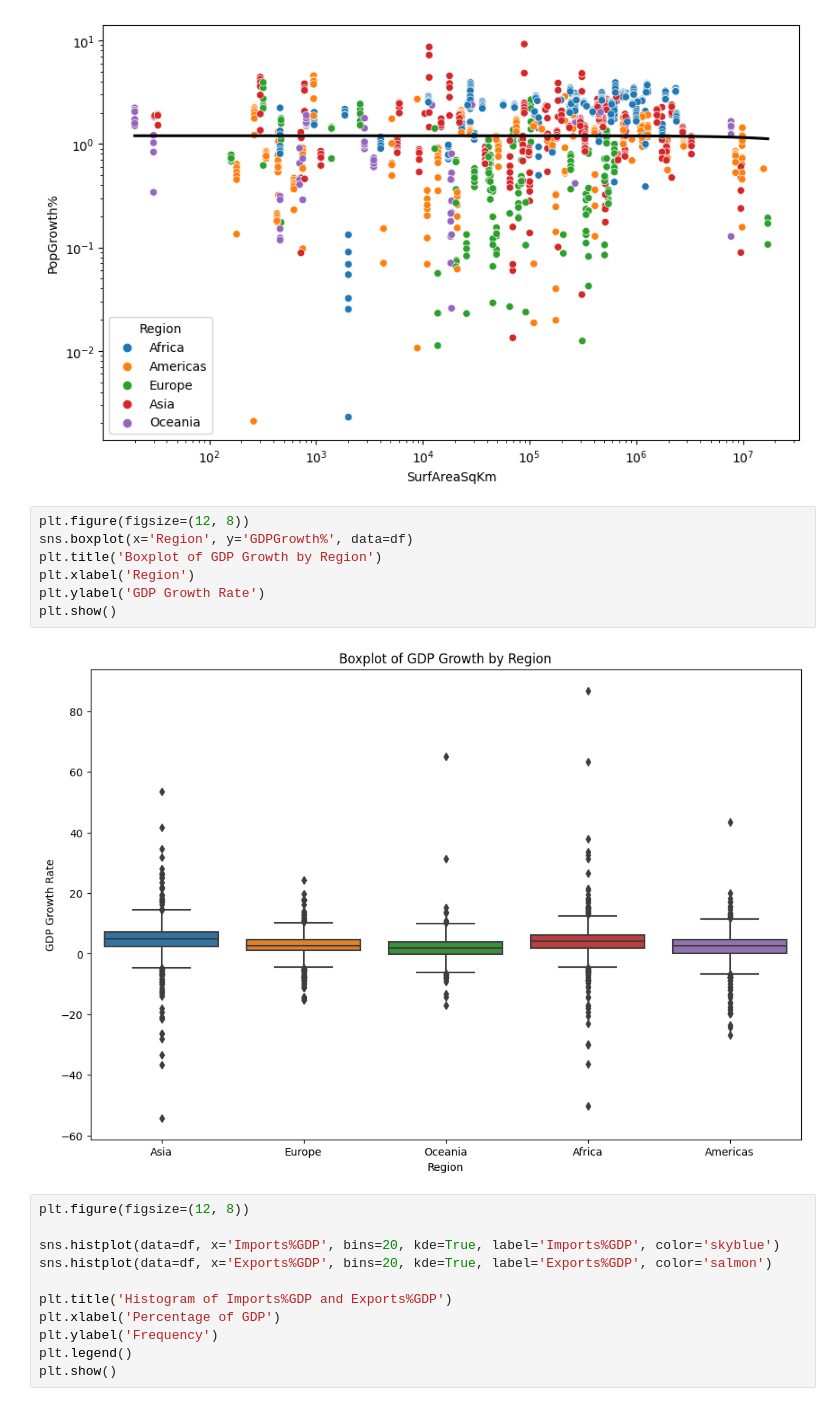
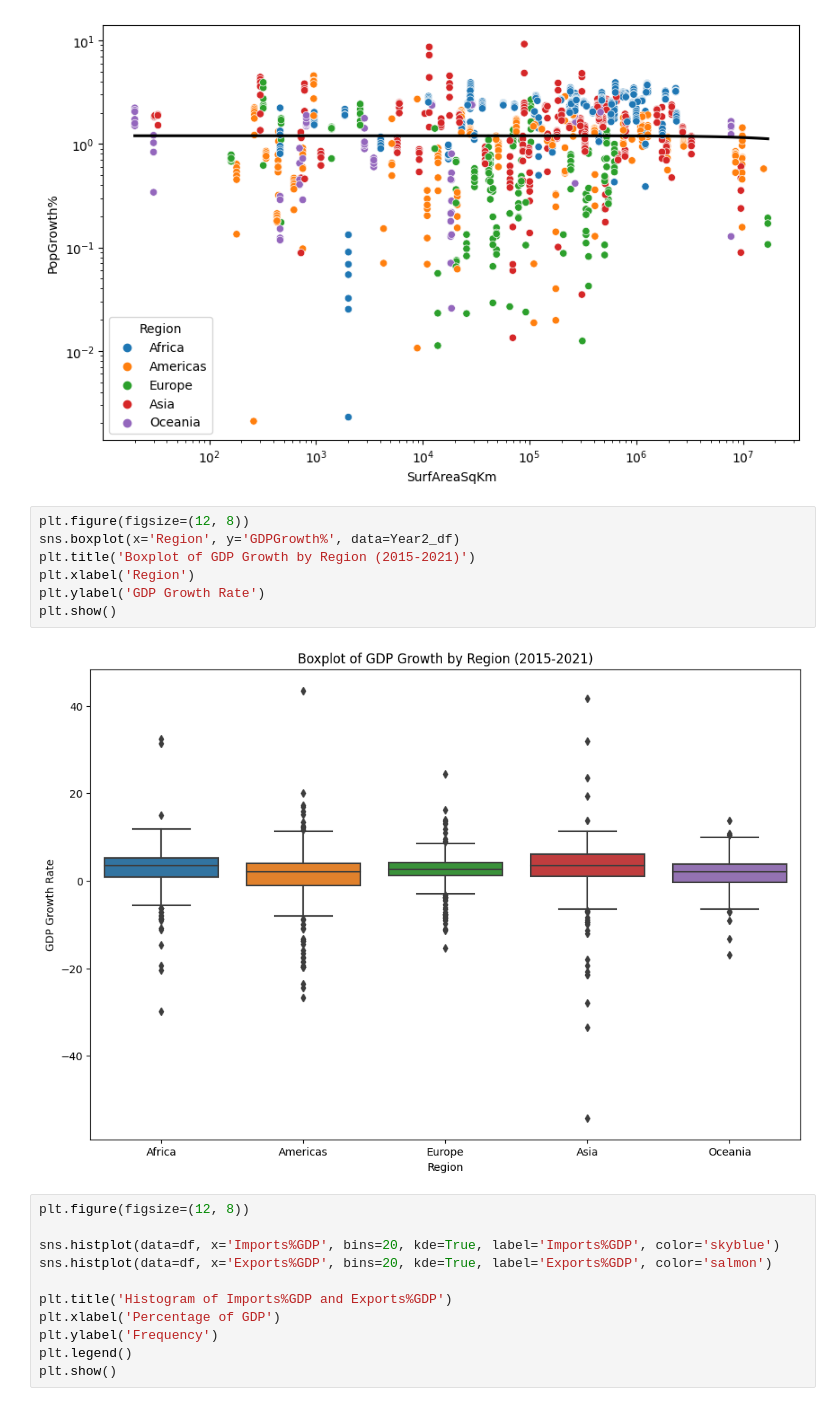
Before and after one commit to csmotherman/CSC202-Final, a Jupyter notebook: Ideas.ipynb, the cells around one changed output. Cells and saved outputs as stored; diff of their text form.

```diff
--- a/Ideas.ipynb
+++ b/Ideas.ipynb
@@ -87,13 +87,13 @@ plt.xscale('log')
 [figure]
 # %%
 plt.figure(figsize=(12, 8))
-sns.boxplot(x='Region', y='GDPGrowth%', data=df)
-plt.title('Boxplot of GDP Growth by Region')
+sns.boxplot(x='Region', y='GDPGrowth%', data=Year2_df)
+plt.title('Boxplot of GDP Growth by Region (2015-2021)')
 plt.xlabel('Region')
 plt.ylabel('GDP Growth Rate')
 plt.show()
 # %% [output]
-[figure, old version]
+[figure, new version]
 # %%
 plt.figure(figsize=(12, 8))
 
```
